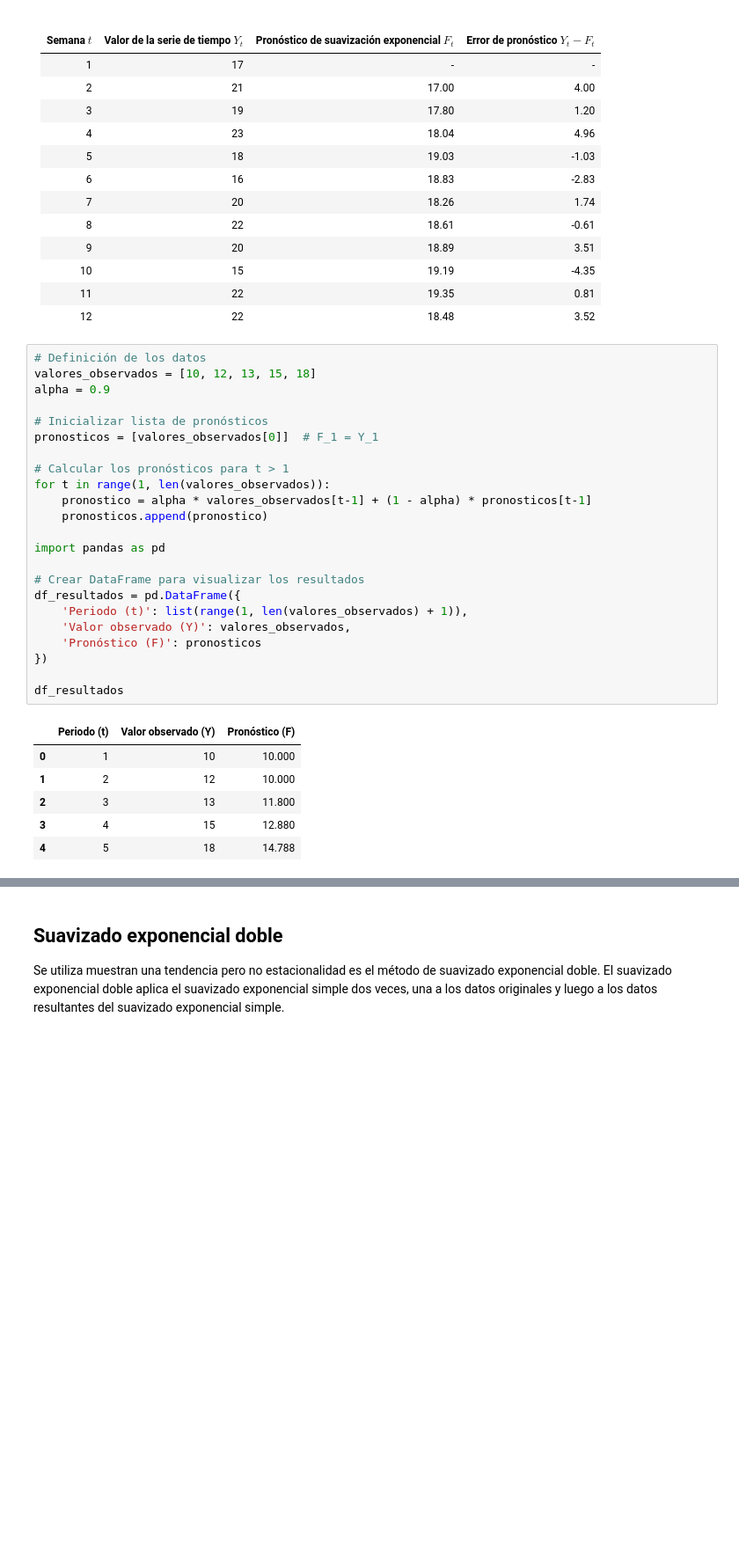
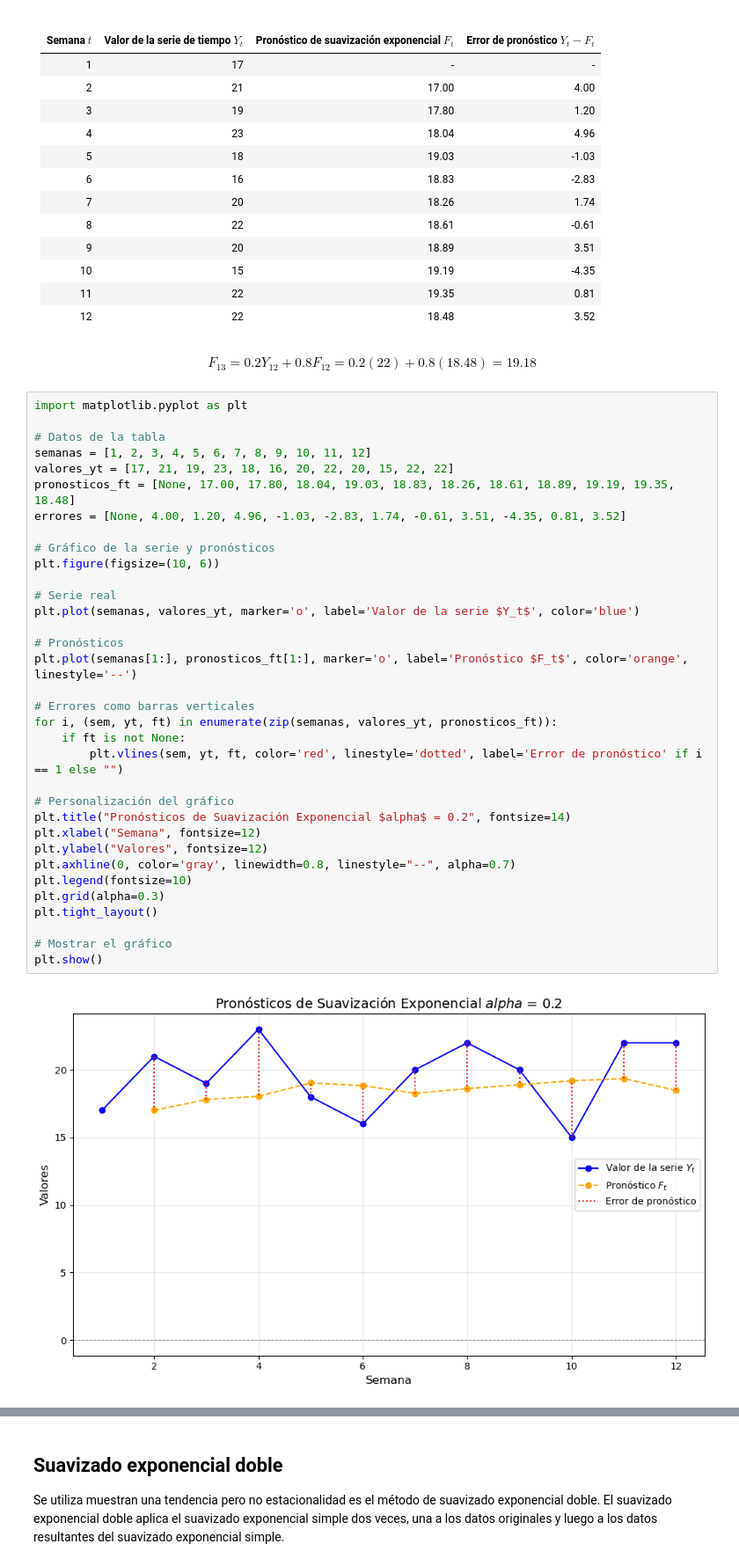
Before and after one commit to Wilsonsr/Series-de-Tiempo, a Jupyter notebook: Cuadernos Python/Suavizado Exponencial.ipynb, the cells around one changed output, grey strips where cells are left out. Shown at 88% size. Cells and saved outputs as stored; diff of their text form; blank space fills up the shorter version.

```diff
--- a/Cuadernos Python/Suavizado Exponencial.ipynb
+++ b/Cuadernos Python/Suavizado Exponencial.ipynb
@@ -199,33 +199,43 @@ Por consiguiente, $F_4$ es un promedio ponderado de los primeros tres valores de
 | 10                | 15                                      | 19.19                                           | -4.35                                  |
 | 11                | 22                                      | 19.35                                           | 0.81                                   |
 | 12                | 22                                      | 18.48                                           | 3.52                                   |
-# %%
-# Definición de los datos
-valores_observados = [10, 12, 13, 15, 18]
-alpha = 0.9
-
-# Inicializar lista de pronósticos
-pronosticos = [valores_observados[0]]  # F_1 = Y_1
-
-# Calcular los pronósticos para t > 1
-for t in range(1, len(valores_observados)):
-    pronostico = alpha * valores_observados[t-1] + (1 - alpha) * pronosticos[t-1]
-    pronosticos.append(pronostico)
-
-import pandas as pd
-
-# Crear DataFrame para visualizar los resultados
-df_resultados = pd.DataFrame({
-    'Periodo (t)': list(range(1, len(valores_observados) + 1)),
-    'Valor observado (Y)': valores_observados,
-    'Pronóstico (F)': pronosticos
-})
-
-df_resultados
-# %% [output]
-|  | Periodo (t) | Valor observado (Y) | Pronóstico (F) |
-| 0 | 1 | 10 | 10.000 |
-| 1 | 2 | 12 | 10.000 |
-| 2 | 3 | 13 | 11.800 |
-| 3 | 4 | 15 | 12.880 |
-| 4 | 5 | 18 | 14.788 |
+# %% [markdown]
+$$
+F_{13}=0.2 Y_{12}+0.8 F_{12}=0.2(22)+0.8(18.48)=19.18
+$$
+# %%
+import matplotlib.pyplot as plt
+
+# Datos de la tabla
+semanas = [1, 2, 3, 4, 5, 6, 7, 8, 9, 10, 11, 12]
+valores_yt = [17, 21, 19, 23, 18, 16, 20, 22, 20, 15, 22, 22]
+pronosticos_ft = [None, 17.00, 17.80, 18.04, 19.03, 18.83, 18.26, 18.61, 18.89, 19.19, 19.35, 18.48]
+errores = [None, 4.00, 1.20, 4.96, -1.03, -2.83, 1.74, -0.61, 3.51, -4.35, 0.81, 3.52]
+
+# Gráfico de la serie y pronósticos
+plt.figure(figsize=(10, 6))
+
+# Serie real
+plt.plot(semanas, valores_yt, marker='o', label='Valor de la serie $Y_t$', color='blue')
+
+# Pronósticos
+plt.plot(semanas[1:], pronosticos_ft[1:], marker='o', label='Pronóstico $F_t$', color='orange', linestyle='--')
+
+# Errores como barras verticales
+for i, (sem, yt, ft) in enumerate(zip(semanas, valores_yt, pronosticos_ft)):
+    if ft is not None:
+        plt.vlines(sem, yt, ft, color='red', linestyle='dotted', label='Error de pronóstico' if i == 1 else "")
+
+# Personalización del gráfico
+plt.title("Pronósticos de Suavización Exponencial $alpha$ = 0.2", fontsize=14)
+plt.xlabel("Semana", fontsize=12)
+plt.ylabel("Valores", fontsize=12)
+plt.axhline(0, color='gray', linewidth=0.8, linestyle="--", alpha=0.7)
+plt.legend(fontsize=10)
+plt.grid(alpha=0.3)
+plt.tight_layout()
+
+# Mostrar el gráfico
+plt.show()
+# %% [output]
+[figure, added]
```
Also changed, not shown: parts of 11 cells of this notebook.
